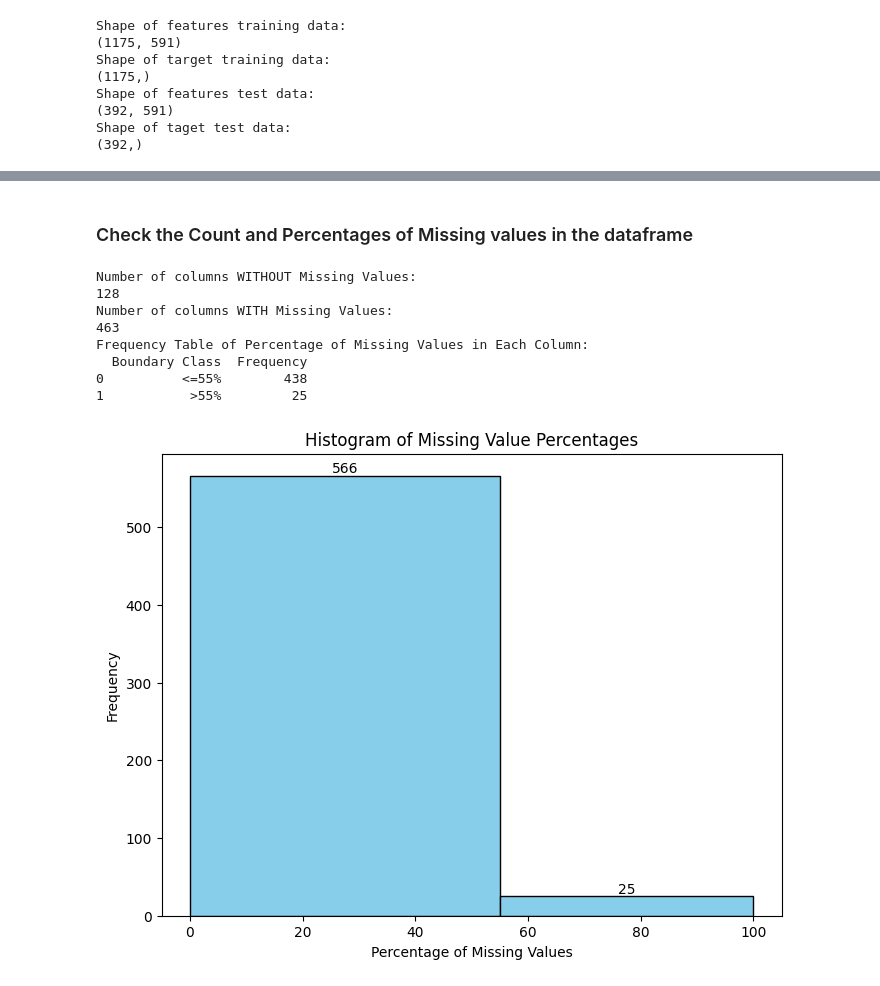
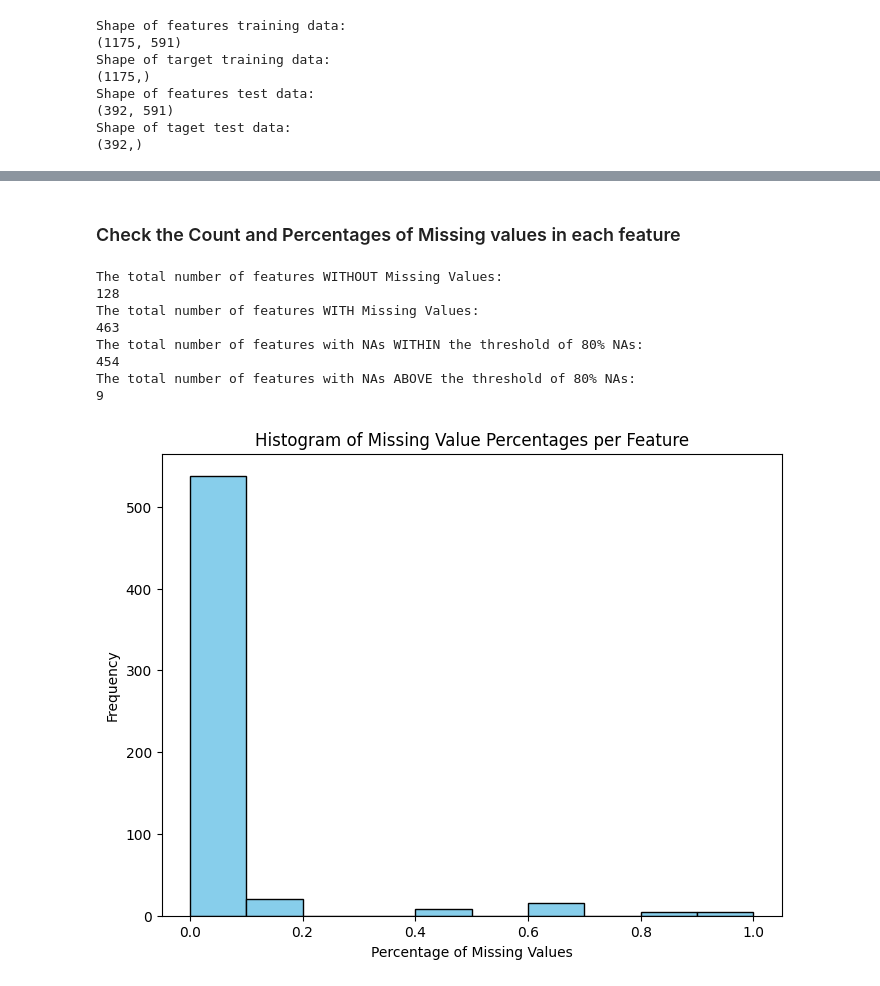
Before and after one commit to HayateSato/SECOM_Project, a Jupyter notebook: secom_file_draft_Majeed.ipynb, the cells around one changed output, grey strips where cells are left out. Cells and saved outputs as stored; diff of their text form; code cells hidden in the pictures.

```diff
--- a/secom_file_draft_Majeed.ipynb
+++ b/secom_file_draft_Majeed.ipynb
@@ -365,51 +375,40 @@ Pecentage of Columns with 100% duplicate values:
 # %% [markdown]
-###  Check the Count and Percentages of Missing values in the dataframe
+###  Check the Count and Percentages of Missing values in each feature
 # %%
-# Calculate percentage of missing values in each column
-missing_percent_xtn = (X_train_df.isnull().sum() / len(X_train_df)) * 100
+# Calculate percentage of missing values in each feature
+missing_df= X_train_df.isnull().mean()
 
-# Create bins
-bins_xtn = [0, 55, 100]
+# Determine the number of features with and without missing values
+print("The total number of features WITHOUT Missing Values:")
+print((missing_df == 0).sum())
 
-# Use pd.cut to categorize percentages into bins
-bin_labels_xtn = ['<=55%', '>55%']
-categories_xtn = pd.cut(missing_percent_xtn, bins_xtn, labels=bin_labels_xtn)
+print("The total number of features WITH Missing Values:")
+print((missing_df > 0).sum())
 
-# Create a DataFrame to store the frequency table
-freq_table_xtn = categories_xtn.value_counts().reset_index()
-freq_table_xtn.columns = ['Boundary Class', 'Frequency']
+# Determine the number of features WITHIN the threshold of 80% NAs
 
-# Determine the number of columns with and without missing values
-print("Number of columns WITHOUT Missing Values:")
-print((X_train_df.isnull().sum() == 0).sum())
+print("The total number of features with NAs WITHIN the threshold of 80% NAs:")
+print(((missing_df > 0) & (missing_df <=0.80)).sum())
 
-print("Number of columns WITH Missing Values:")
-print((X_train_df.isnull().sum()>0).sum())
+# Determine the number of features ABOVE the threshold of 80% NAs
 
-
-print("Frequency Table of Percentage of Missing Values in Each Column:")
-print(freq_table_xtn)
+print("The total number of features with NAs ABOVE the threshold of 80% NAs:")
+print((missing_df > 0.80).sum())
 
 # Plot a histogram of the missing value percentages
 plt.figure(figsize=(8, 6))
-hist, bins, _ = plt.hist(missing_percent_xtn, bins=bins_xtn, color='skyblue', edgecolor='black')
+plt.hist(missing_df, bins=10, color='skyblue', edgecolor='black')
 plt.xlabel('Percentage of Missing Values')
 plt.ylabel('Frequency')
-plt.title('Histogram of Missing Value Percentages')
+plt.title('Histogram of Missing Value Percentages per Feature')
 plt.grid(False)
-# Add frequency of each bin to the plot
-for i in range(len(bins) - 1):
-    bin_center = (bins[i] + bins[i+1]) / 2
-    plt.text(bin_center, hist[i], str(int(hist[i])), ha='center', va='bottom')
-
-plt.show()
 # %% [output]
-Number of columns WITHOUT Missing Values:
+The total number of features WITHOUT Missing Values:
 128
-Number of columns WITH Missing Values:
+The total number of features WITH Missing Values:
 463
-Frequency Table of Percentage of Missing Values in Each Column:
-  Boundary Class  Frequency
-0          <=55%        438
-1           >55%         25
+The total number of features with NAs WITHIN the threshold of 80% NAs:
+454
+The total number of features with NAs ABOVE the threshold of 80% NAs:
+9
-[figure, old version]
+[figure, new version]
```
Also changed, not shown: parts of 8 cells of this notebook.
